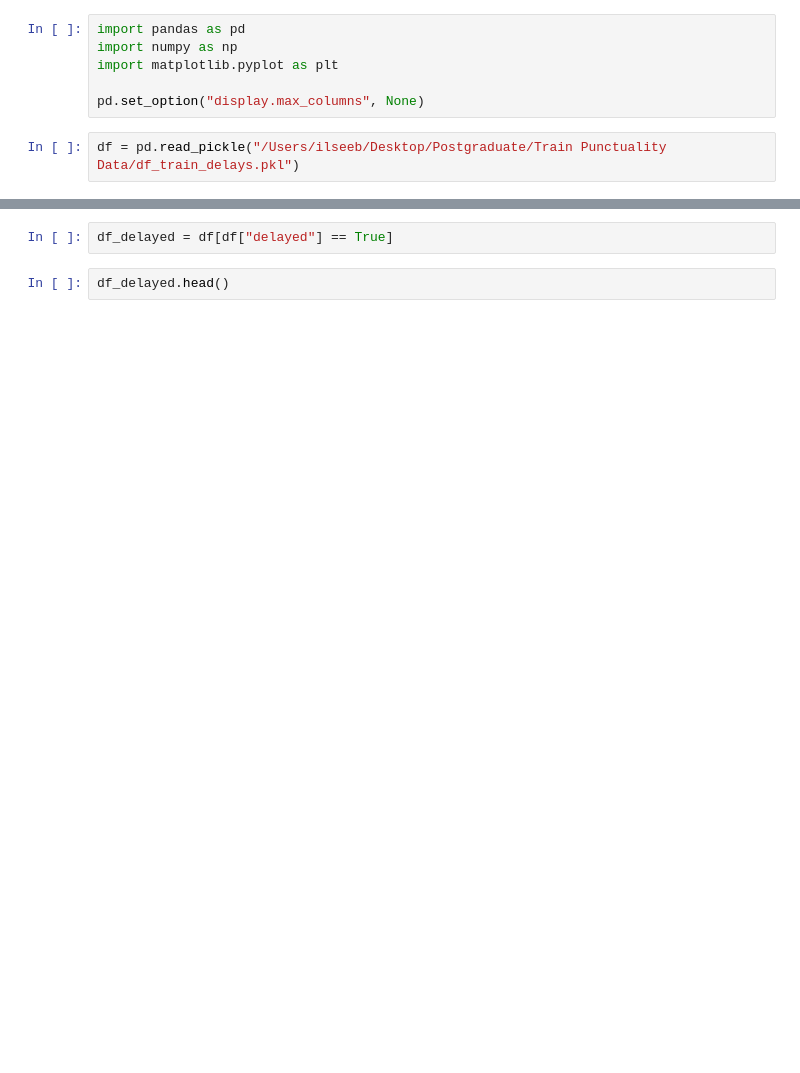
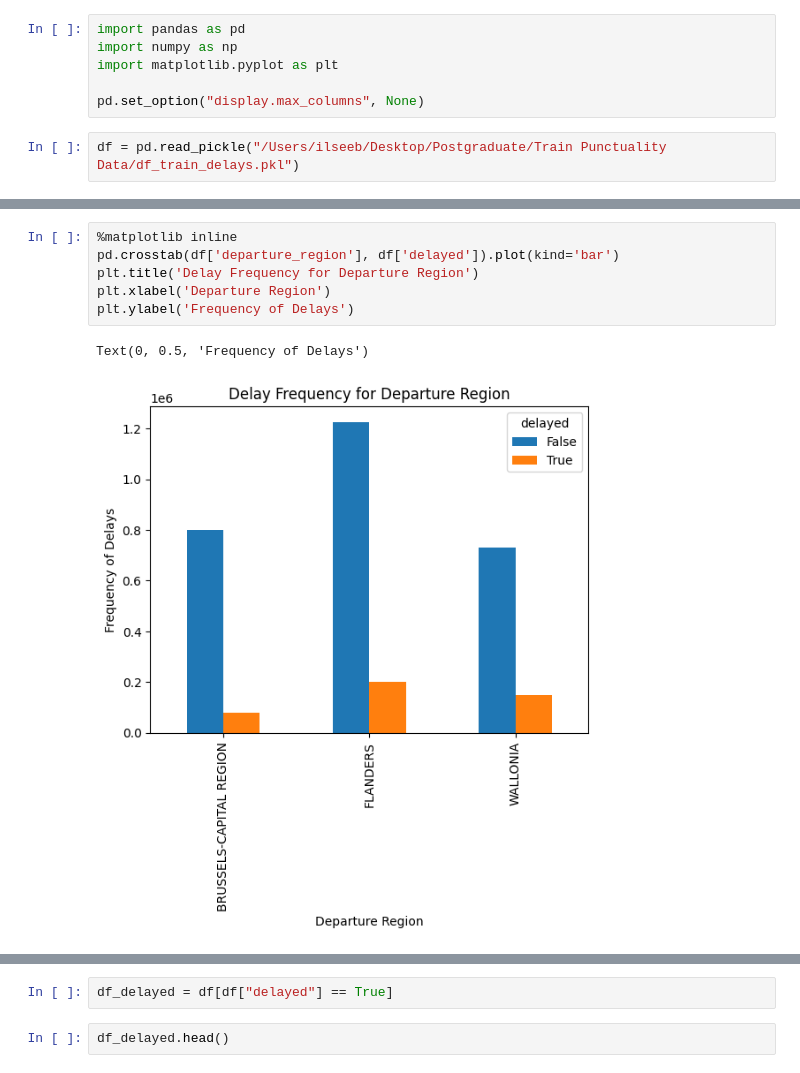
Before and after one commit to ilse-espino/train_delays_belgium, a Jupyter notebook: 4.1-graphs.ipynb, the cells around one changed output, grey strips where cells are left out. Drawn from its saved outputs; the diff is of its cells as text; blank space fills up the shorter version.

```diff
--- a/4.1-graphs.ipynb
+++ b/4.1-graphs.ipynb
@@ -17,0 +45,9 @@ df.head()
+# %%
+%matplotlib inline
+pd.crosstab(df['departure_region'], df['delayed']).plot(kind='bar')
+plt.title('Delay Frequency for Departure Region')
+plt.xlabel('Departure Region')
+plt.ylabel('Frequency of Delays')
+# %% [output]
+Text(0, 0.5, 'Frequency of Delays')
+[figure, added]
```
Also changed, not shown: parts of 13 cells of this notebook, 3 other files.
